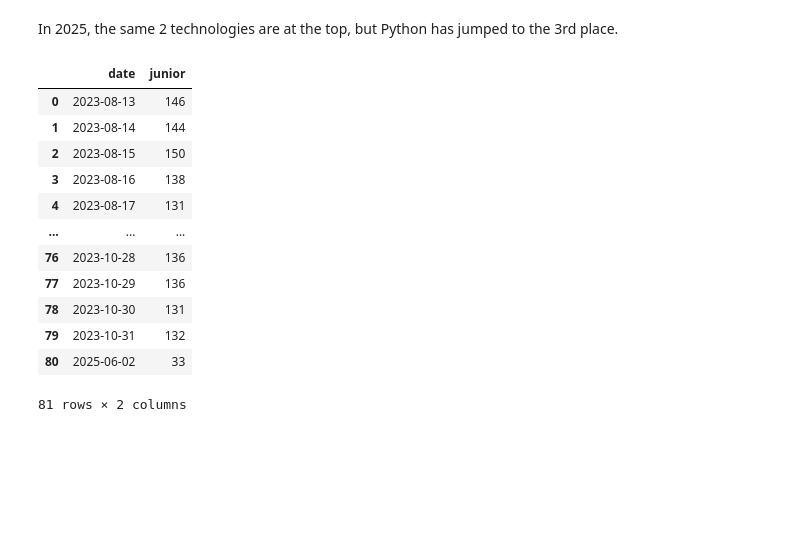
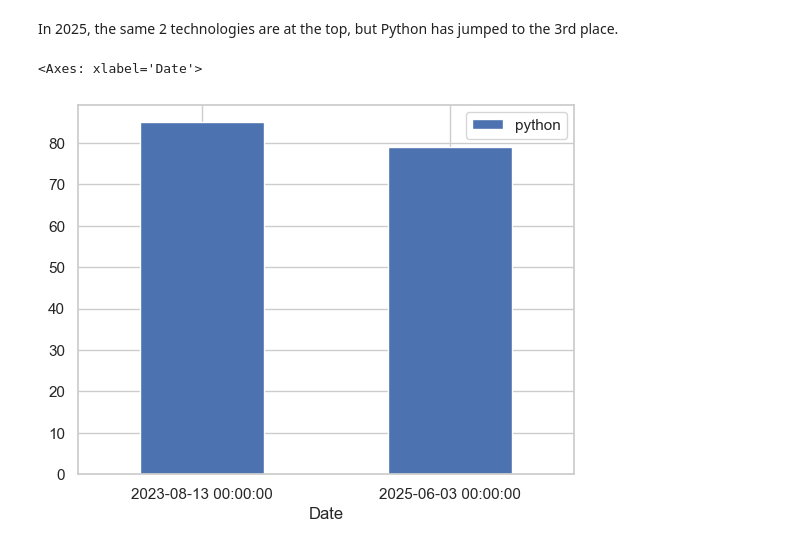
Before and after one commit to Corentin-dupriez/bg-tech-jobs, a Jupyter notebook: Untitled.ipynb, the cells around one changed output. Cells and saved outputs as stored; diff of their text form; code cells hidden in the pictures; blank space fills up the shorter version.

Commit message:
Added requirements.txt, changed the scraper to include IT management and junior. Modified the notebook

```diff
--- a/Untitled.ipynb
+++ b/Untitled.ipynb
@@ -108,19 +108,13 @@ plt.figure(figsize=(10,6))
 [figure]
 # %% [markdown]
 In 2025, the same 2 technologies are at the top, but Python has jumped to the 3rd place.
-# %%
-df[['date', 'junior']]
-# %% [output]
-|  | date | junior |
-| 0 | 2023-08-13 | 146 |
-| 1 | 2023-08-14 | 144 |
-| 2 | 2023-08-15 | 150 |
-| 3 | 2023-08-16 | 138 |
-| 4 | 2023-08-17 | 131 |
-| ... | ... | ... |
-| 76 | 2023-10-28 | 136 |
-| 77 | 2023-10-29 | 136 |
-| 78 | 2023-10-30 | 131 |
-| 79 | 2023-10-31 | 132 |
-| 80 | 2025-06-02 | 33 |
-81 rows × 2 columns
+# %%
+(df[['date', 'python']][df['date'].astype('str').isin(['2023-08-13', '2025-06-03'])]
+ .plot(kind='bar',
+       x='date',
+       y='python',
+       rot=0,
+       xlabel='Date',))
+# %% [output]
+<Axes: xlabel='Date'>
+[figure, added]
```
Also changed, not shown: parts of 3 cells of this notebook, 3 other files.
